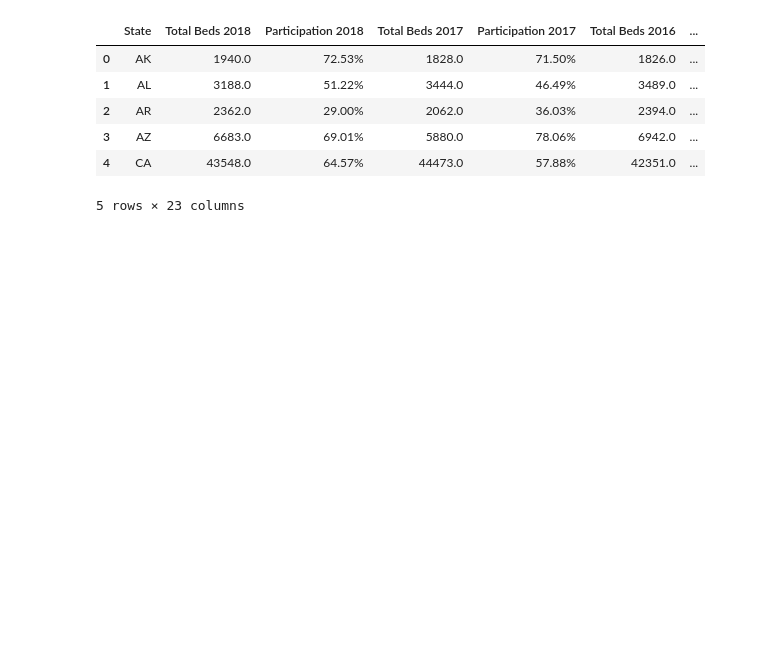
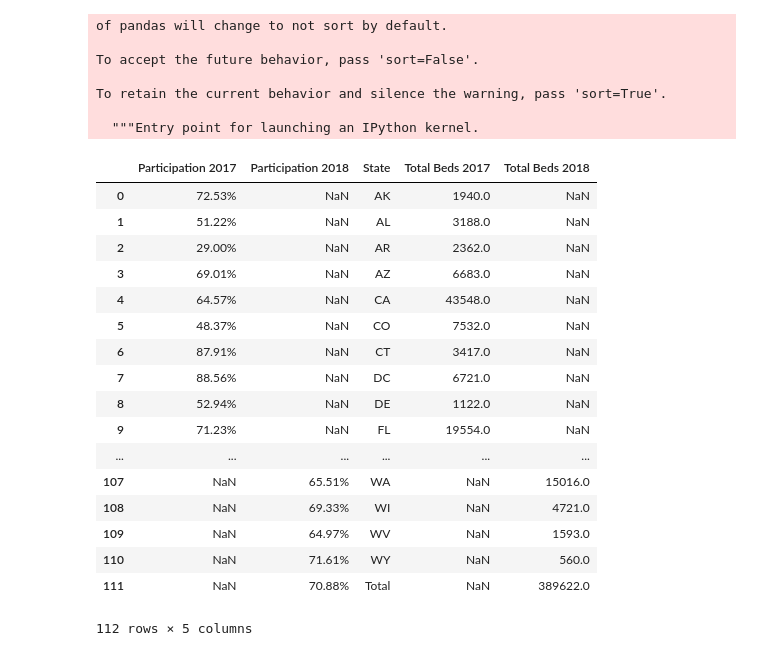
Before and after one commit to jdwright76/Project_1_group1.2, a Jupyter notebook: Proj1.2.ipynb, the cells around one changed output. Cells and saved outputs as stored; diff of their text form; code cells hidden in the pictures; blank space fills up the shorter version.

```diff
--- a/Proj1.2.ipynb
+++ b/Proj1.2.ipynb
@@ -4,36 +4,44 @@ import matplotlib.pyplot as plt
 import pandas as pd
 import numpy as np
 from functools import reduce
-# %%
-CYData_df = pd.read_csv("combdata.csv")
-CYData_df.head()
-# %% [output]
-|  | State | Total Beds 2018 | Participation 2018 | Total Beds 2017 | Participation 2017 | Total Beds 2016 | ... |
-| 0 | AK | 1940.0 | 72.53% | 1828.0 | 71.50% | 1826.0 | ... |
-| 1 | AL | 3188.0 | 51.22% | 3444.0 | 46.49% | 3489.0 | ... |
-| 2 | AR | 2362.0 | 29.00% | 2062.0 | 36.03% | 2394.0 | ... |
-| 3 | AZ | 6683.0 | 69.01% | 5880.0 | 78.06% | 6942.0 | ... |
-| 4 | CA | 43548.0 | 64.57% | 44473.0 | 57.88% | 42351.0 | ... |
-5 rows × 23 columns
 # %%
-# Sh09_df = pd.read_csv("2007-2018-HIC-Counts-by-State_2009.csv").rename(columns={'Total Year-Round Beds (ES,TH,SH)':'Total Beds 2009','HMIS Participation Rate (ES,TH,SH)':'Participation 2009'})
-# # pd.DataFrame(Sh09_df)
-# Sh10_df = pd.read_csv("2007-2018-HIC-Counts-by-State_2010.csv").rename(columns={'Total Year-Round Beds (ES,TH,SH)':'Total Beds 2010','HMIS Participation Rate (ES,TH,SH)':'Participation 2010'})
-# # pd.DataFrame(Sh10_df)
-# Sh11_df = pd.read_csv("2007-2018-HIC-Counts-by-State_2011.csv").rename(columns={'Total Year-Round Beds (ES,TH,SH)':'Total Beds 2011','HMIS Participation Rate (ES,TH,SH)':'Participation 2011'})
-# # pd.DataFrame(Sh11_df)
-# Sh12_df = pd.read_csv("2007-2018-HIC-Counts-by-State_2012.csv").rename(columns={'Total Year-Round Beds (ES,TH,SH)':'Total Beds 2012','HMIS Participation Rate (ES,TH,SH)':'Participation 2012'})
-# # pd.DataFrame(Sh12_df)
-# Sh13_df = pd.read_csv("2007-2018-HIC-Counts-by-State_2013.csv").rename(columns={'Total Year-Round Beds (ES,TH,SH)':'Total Beds 2013','HMIS Participation Rate (ES,TH,SH)':'Participation 2013'})
-# # pd.DataFrame(Sh13_df)
-# Sh14_df = pd.read_csv("2007-2018-HIC-Counts-by-State_2014.csv").rename(columns={'Total Year-Round Beds (ES,TH,SH)':'Total Beds 2014','HMIS Participation Rate (ES,TH,SH)':'Participation 2014'})
-# # pd.DataFrame(Sh14_df)
-# Sh15_df = pd.read_csv("2007-2018-HIC-Counts-by-State_2015.csv").rename(columns={'Total Year-Round Beds (ES,TH,SH)':'Total Beds 2015','HMIS Participation Rate (ES,TH,SH)':'Participation 2015'})
-# # pd.DataFrame(Sh15_df)
-# Sh16_df = pd.read_csv("2007-2018-HIC-Counts-by-State_2016.csv").rename(columns={'Total Year-Round Beds (ES,TH,SH)':'Total Beds 2016','HMIS Participation Rate (ES,TH,SH)':'Participation 2016'})
-# # pd.DataFrame(Sh16_df)
-# Sh17_df = pd.read_csv("2007-2018-HIC-Counts-by-State_2017.csv").rename(columns={'Total Year-Round Beds (ES,TH,SH)':'Total Beds 2017','HMIS Participation Rate (ES,TH,SH)':'Participation 2017'})
-# # pd.DataFrame(Sh17_df)
-# Sh18_df = pd.read_csv("2007-2018-HIC-Counts-by-State_2018.csv").rename(columns={'Total Year-Round Beds (ES,TH,SH)':'Total Beds 2018','HMIS Participation Rate (ES,TH,SH)':'Participation 2018'})
-# # pd.DataFrame(Sh18_df)
+Sh09_df = pd.read_csv("2007-2018-HIC-Counts-by-State_2009.csv", usecols=[0,1,4], header=0, names=["State","Total Beds 2009","Participation 2009"])
+Sh10_df = pd.read_csv("2007-2018-HIC-Counts-by-State_2010.csv", usecols=[0,1,4], header=0, names=["State","Total Beds 2010","Participation 2010"])
+Sh11_df = pd.read_csv("2007-2018-HIC-Counts-by-State_2011.csv", usecols=[0,1,4], header=0, names=["State","Total Beds 2011","Participation 2011"])
+Sh12_df = pd.read_csv("2007-2018-HIC-Counts-by-State_2012.csv", usecols=[0,1,4], header=0, names=["State","Total Beds 2012","Participation 2012"])
+Sh13_df = pd.read_csv("2007-2018-HIC-Counts-by-State_2013.csv", usecols=[0,1,4], header=0, names=["State","Total Beds 2013","Participation 2013"])
+Sh14_df = pd.read_csv("2007-2018-HIC-Counts-by-State_2014.csv", usecols=[0,1,4], header=0, names=["State","Total Beds 2014","Participation 2014"])
+Sh15_df = pd.read_csv("2007-2018-HIC-Counts-by-State_2015.csv", usecols=[0,1,4], header=0, names=["State","Total Beds 2015","Participation 2015"])
+Sh16_df = pd.read_csv("2007-2018-HIC-Counts-by-State_2016.csv", usecols=[0,1,4], header=0, names=["State","Total Beds 2016","Participation 2016"])
+Sh17_df = pd.read_csv("2007-2018-HIC-Counts-by-State_2018.csv", usecols=[0,1,4], header=0, names=["State","Total Beds 2017","Participation 2017"])
+Sh18_df = pd.read_csv("2007-2018-HIC-Counts-by-State_2018.csv", usecols=[0,1,4], header=0, names=["State","Total Beds 2018","Participation 2018"])
+# %%
+df = pd.concat([Sh17_df,Sh18_df], ignore_index=True)
+df
+# %% [output]
+of pandas will change to not sort by default.
+
+To accept the future behavior, pass 'sort=False'.
+
+To retain the current behavior and silence the warning, pass 'sort=True'.
+
+  """Entry point for launching an IPython kernel.
+|  | Participation 2017 | Participation 2018 | State | Total Beds 2017 | Total Beds 2018 |
+| 0 | 72.53% | NaN | AK | 1940.0 | NaN |
+| 1 | 51.22% | NaN | AL | 3188.0 | NaN |
+| 2 | 29.00% | NaN | AR | 2362.0 | NaN |
+| 3 | 69.01% | NaN | AZ | 6683.0 | NaN |
+| 4 | 64.57% | NaN | CA | 43548.0 | NaN |
+| 5 | 48.37% | NaN | CO | 7532.0 | NaN |
+| 6 | 87.91% | NaN | CT | 3417.0 | NaN |
+| 7 | 88.56% | NaN | DC | 6721.0 | NaN |
+| 8 | 52.94% | NaN | DE | 1122.0 | NaN |
+| 9 | 71.23% | NaN | FL | 19554.0 | NaN |
+| ... | ... | ... | ... | ... | ... |
+| 107 | NaN | 65.51% | WA | NaN | 15016.0 |
+| 108 | NaN | 69.33% | WI | NaN | 4721.0 |
+| 109 | NaN | 64.97% | WV | NaN | 1593.0 |
+| 110 | NaN | 71.61% | WY | NaN | 560.0 |
+| 111 | NaN | 70.88% | Total | NaN | 389622.0 |
+112 rows × 5 columns
 # %%
```
Also changed, not shown: parts of 9 cells of this notebook.
